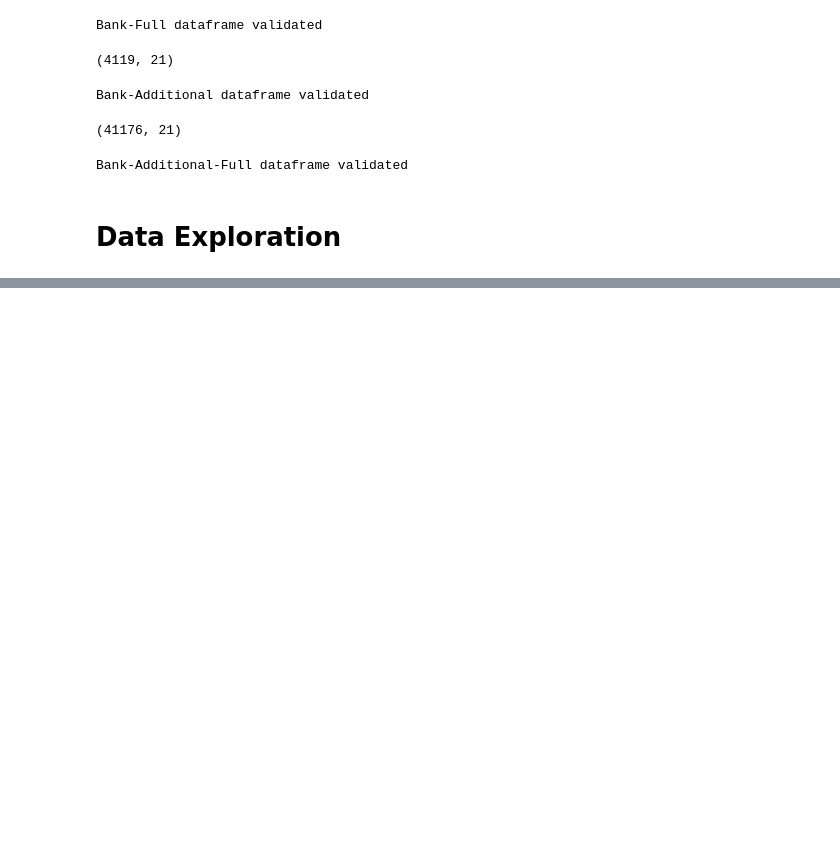
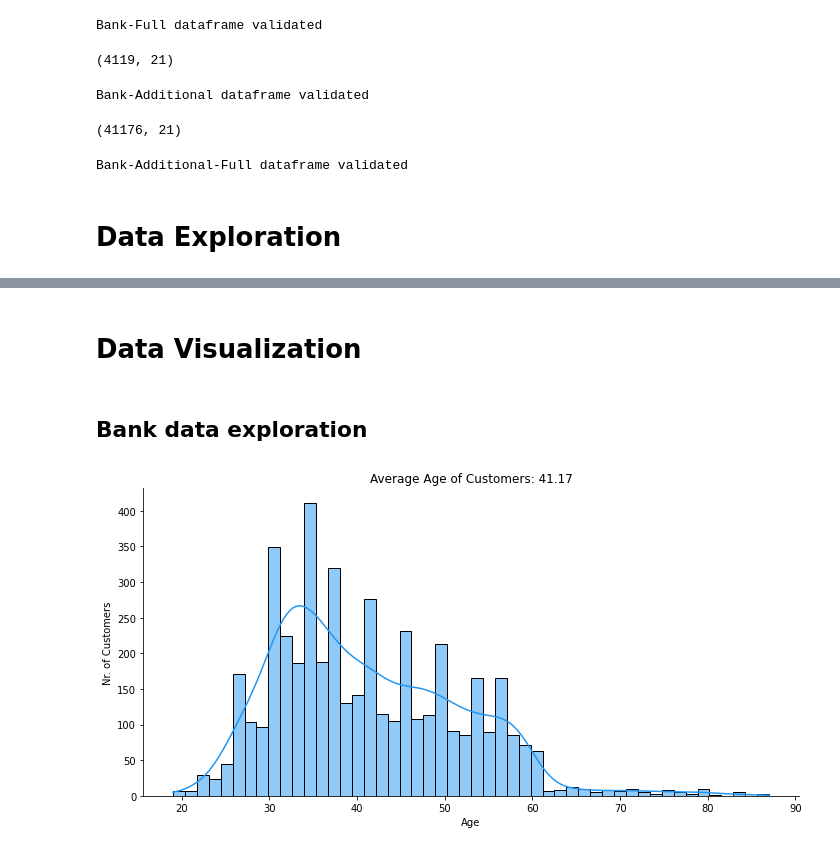
Before and after one commit to ChitraChaudhari/Bank-Marketing-campaign-, a Jupyter notebook: DataGlacier_BankMarketing.ipynb, the cells around one changed output, grey strips where cells are left out. Drawn from its saved outputs; the diff is of its cells as text; code cells hidden in the pictures; blank space fills up the shorter version.

Commit message:
Bank_full.csv data exploration

```diff
--- a/DataGlacier_BankMarketing.ipynb
+++ b/DataGlacier_BankMarketing.ipynb
@@ -36,8 +39,8 @@ client = Client()
 # %%
-bank_df = pd.read_csv('bank.csv', sep=';')
-bank_full_df = pd.read_csv('/content/bank-full.csv', sep=';')
-ba_df = pd.read_csv('/content/bank-additional.csv', sep=';')
-baf_df = pd.read_csv('/content/bank-additional-full.csv', sep=';')
+bank_df = pd.read_csv('Data/bank.csv', sep=';')
+bank_full_df = pd.read_csv('Data/bank-full.csv', sep=';')
+ba_df = pd.read_csv('Data/bank-additional.csv', sep=';')
+baf_df = pd.read_csv('Data/bank-additional-full.csv', sep=';')
 # %%
 new_baf_df = baf_df.drop_duplicates()
 # %%
@@ -88,0 +173,18 @@ Bank-Additional-Full dataframe validated
+# %% [markdown]
+# Data Visualization
+# %% [markdown]
+## Bank data exploration
+# %%
+sns.displot(bank_df['age'],
+            bins=50,
+            aspect=2,
+            kde=True,
+            color='#2196f3')
+
+plt.title(f'Average Age of Customers: {(bank_df.age.mean()):.4}')
+plt.xlabel('Age')
+plt.ylabel('Nr. of Customers')
+
+plt.show()
+# %% [output]
+[figure, added]
```
Also changed, not shown: parts of 44 cells of this notebook.
